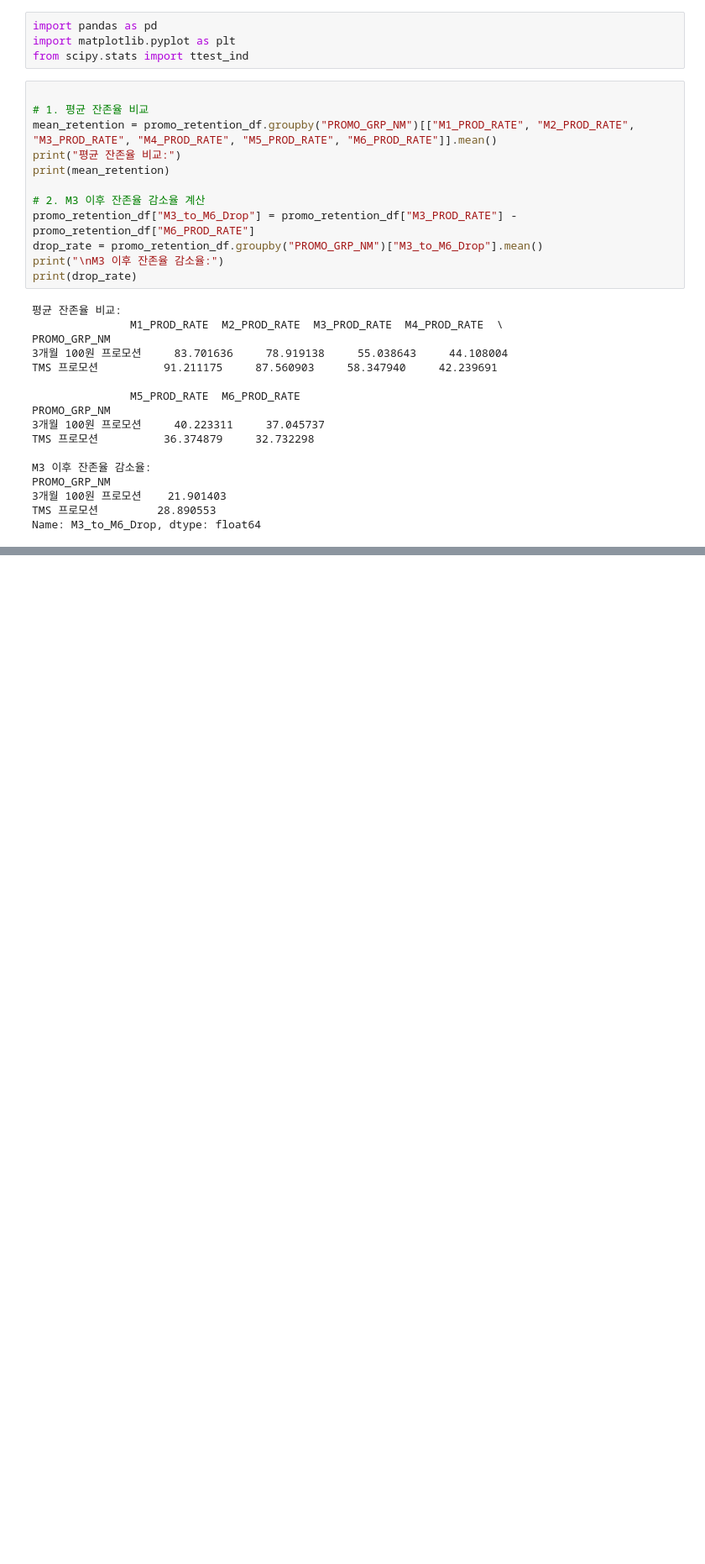
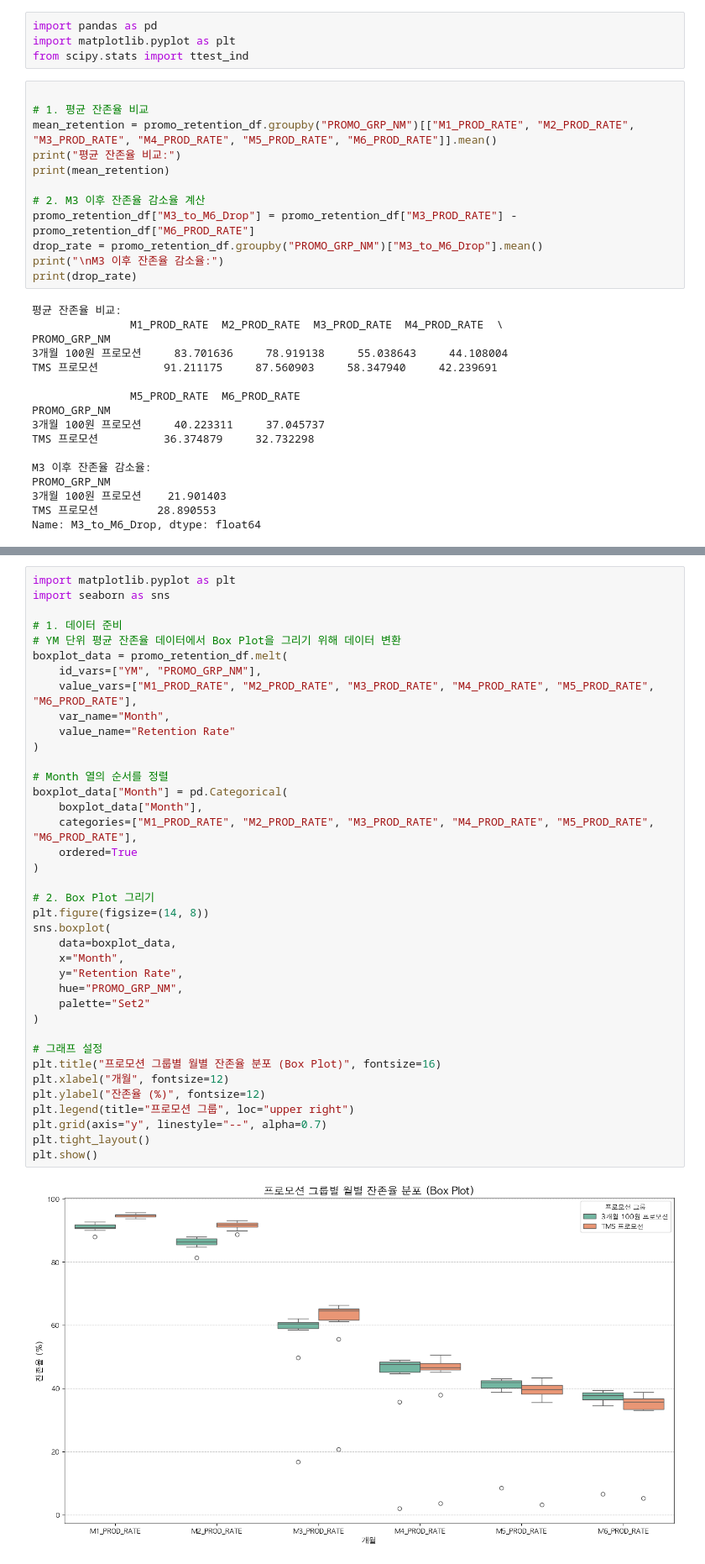
Before and after one commit to samuel-ch-data/music_analysis_project, a Jupyter notebook: 데이터그로스TF/promo_retention_analysis.ipynb, the cells around one changed output, grey strips where cells are left out. Shown at 84% size. Saved outputs shown, nothing was run; the diff lists cells and outputs as text; blank space fills up the shorter version.

Commit message:
Add promo_retention_analysis to 데이터그로스TF folder

```diff
--- a/데이터그로스TF/promo_retention_analysis.ipynb
+++ b/데이터그로스TF/promo_retention_analysis.ipynb
@@ -312,3 +312,43 @@ YM      PROMO_GRP_NM
+# %%
+import matplotlib.pyplot as plt
+import seaborn as sns
+
+# 1. 데이터 준비
+# YM 단위 평균 잔존율 데이터에서 Box Plot을 그리기 위해 데이터 변환
+boxplot_data = promo_retention_df.melt(
+    id_vars=["YM", "PROMO_GRP_NM"],
+    value_vars=["M1_PROD_RATE", "M2_PROD_RATE", "M3_PROD_RATE", "M4_PROD_RATE", "M5_PROD_RATE", "M6_PROD_RATE"],
+    var_name="Month",
+    value_name="Retention Rate"
+)
+
+# Month 열의 순서를 정렬
+boxplot_data["Month"] = pd.Categorical(
+    boxplot_data["Month"],
+    categories=["M1_PROD_RATE", "M2_PROD_RATE", "M3_PROD_RATE", "M4_PROD_RATE", "M5_PROD_RATE", "M6_PROD_RATE"],
+    ordered=True
+)
+
+# 2. Box Plot 그리기
+plt.figure(figsize=(14, 8))
+sns.boxplot(
+    data=boxplot_data,
+    x="Month",
+    y="Retention Rate",
+    hue="PROMO_GRP_NM",
+    palette="Set2"
+)
+
+# 그래프 설정
+plt.title("프로모션 그룹별 월별 잔존율 분포 (Box Plot)", fontsize=16)
+plt.xlabel("개월", fontsize=12)
+plt.ylabel("잔존율 (%)", fontsize=12)
+plt.legend(title="프로모션 그룹", loc="upper right")
+plt.grid(axis="y", linestyle="--", alpha=0.7)
+plt.tight_layout()
+plt.show()
+# %% [output]
+[figure, added]
 # %%
 import pandas as pd
 import seaborn as sns
```
Also changed, not shown: parts of 17 cells of this notebook.
